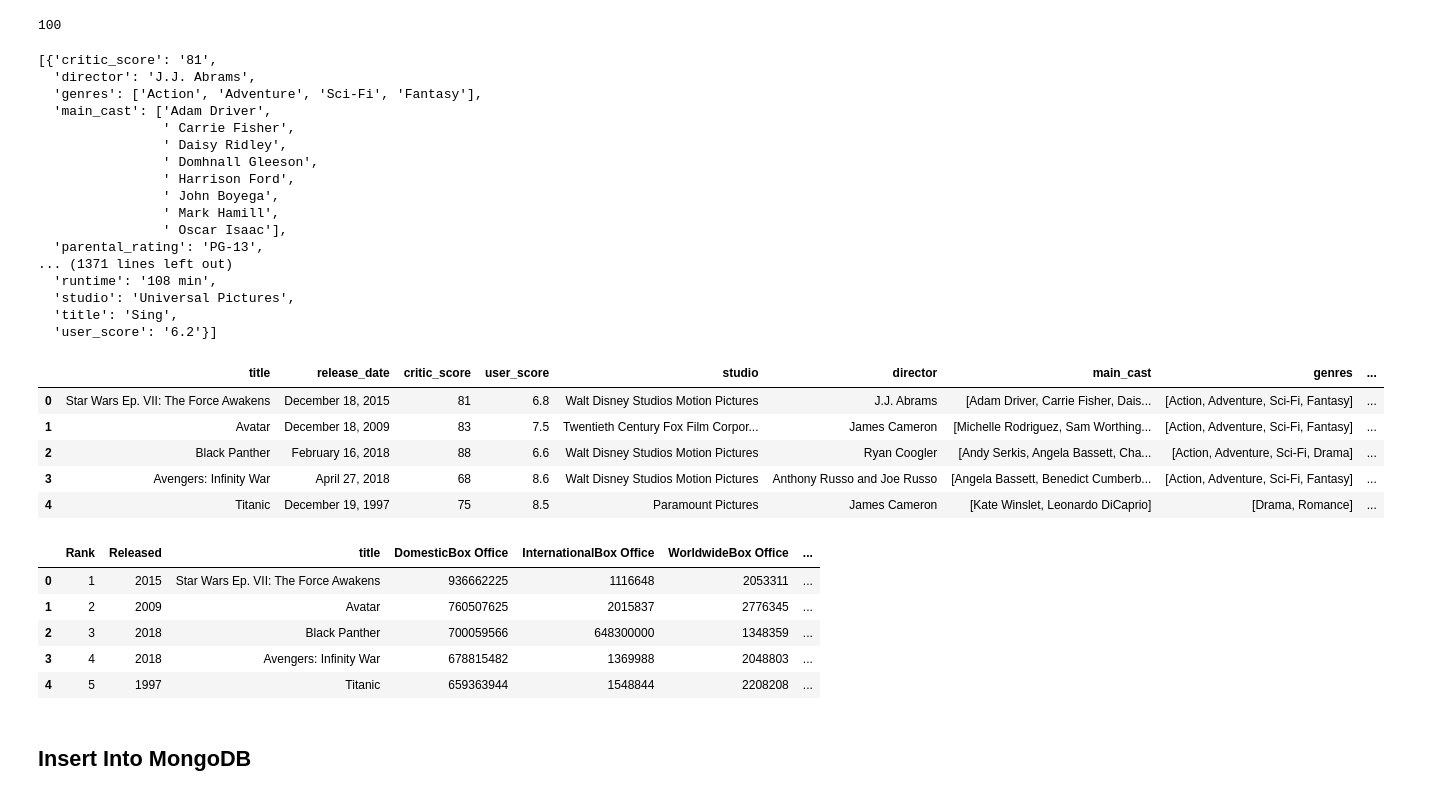
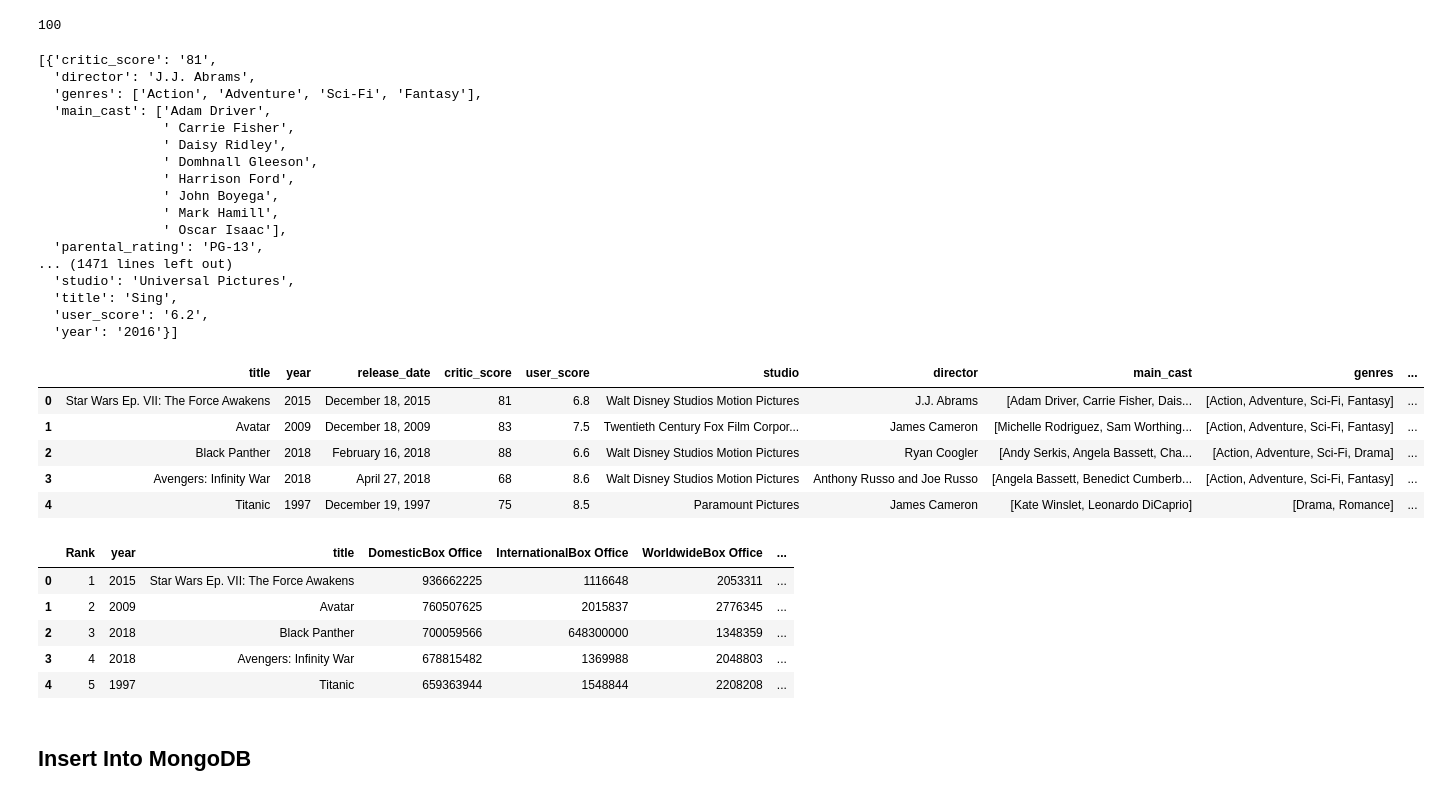
Before and after one commit to elsantonato/13-Project_2-Group_7, a Jupyter notebook: minna_subfolder/metacritic_scrape_clean_and_merge.ipynb, the cells around one changed output. Saved outputs shown, nothing was run; the diff lists cells and outputs as text; code cells hidden in the pictures.

Commit message:
Fix merge to include year after converting column to numeric

```diff
--- a/minna_subfolder/metacritic_scrape_clean_and_merge.ipynb
+++ b/minna_subfolder/metacritic_scrape_clean_and_merge.ipynb
@@ -53,7 +53,7 @@ base_df = base_df_1.append(base_df_2).reset_index(drop=True)
 base_df = base_df.replace(base_df.iloc[74]['Movie'], 'Pirates of the Caribbean: The Curse of the Black Pearl')
 base_df = base_df.replace(base_df.iloc[87]['Movie'], 'The Chronicles of Narnia: The Lion, the Witch and the Wardrobe')
 
-base_df = base_df.rename(columns = {"Movie":"title"})
+base_df = base_df.rename(columns = {"Movie":"title", "Released": "year"})
 
 # Make a copy of dataframe
 base_df2 = base_df.copy()
@@ -85,5 +85,5 @@ urls = []
 for index, row in base_df.iterrows():
 
     title = row['title']
-    year = row['Released']
+    year = row['year']
 
@@ -131,6 +131,7 @@ for url in urls:
     try:
         for span in soup.find_all('span', class_ = 'release_date'):
             release_date = span.find_all('span')[1].text.strip()
+            release_year = release_date[-4:]
     except:
         release_date = ''
     # Scores
@@ -185,6 +186,7 @@ for url in urls:
 
     # Append data as a dictionary to list of dictionaries
     top_100_grossing_metacritic_dicts.append({'title': url['title'],
+                                              'year': release_year,
                                               'release_date': release_date,
                                               'critic_score': critic_score,
                                               'user_score': user_score,
@@ -210,28 +212,29 @@ pprint(top_100_grossing_metacritic_dicts)
                 ' Mark Hamill',
                 ' Oscar Isaac'],
   'parental_rating': 'PG-13',
-... (1371 lines left out)
-  'runtime': '108 min',
+... (1471 lines left out)
   'studio': 'Universal Pictures',
   'title': 'Sing',
-  'user_score': '6.2'}]
+  'user_score': '6.2',
+  'year': '2016'}]
 # %%
 # Create DataFrame
-top_100_grossing_metacritic_pd = pd.DataFrame(top_100_grossing_metacritic_dicts)[['title','release_date','critic_score','user_score','studio','director','main_cast','genres','parental_rating','runtime']]
+top_100_grossing_metacritic_pd = pd.DataFrame(top_100_grossing_metacritic_dicts)[['title','year','release_date','critic_score','user_score','studio','director','main_cast','genres','parental_rating','runtime']]
 top_100_grossing_metacritic_pd.head()
 # %% [output]
-|  | title | release_date | critic_score | user_score | studio | director | main_cast | genres | ... |
-| 0 | Star Wars Ep. VII: The Force Awakens | December 18, 2015 | 81 | 6.8 | Walt Disney Studios Motion Pictures | J.J. Abrams | [Adam Driver, Carrie Fisher, Dais... | [Action, Adventure, Sci-Fi, Fantasy] | ... |
-| 1 | Avatar | December 18, 2009 | 83 | 7.5 | Twentieth Century Fox Film Corpor... | James Cameron | [Michelle Rodriguez, Sam Worthing... | [Action, Adventure, Sci-Fi, Fantasy] | ... |
-| 2 | Black Panther | February 16, 2018 | 88 | 6.6 | Walt Disney Studios Motion Pictures | Ryan Coogler | [Andy Serkis, Angela Bassett, Cha... | [Action, Adventure, Sci-Fi, Drama] | ... |
-| 3 | Avengers: Infinity War | April 27, 2018 | 68 | 8.6 | Walt Disney Studios Motion Pictures | Anthony Russo and Joe Russo | [Angela Bassett, Benedict Cumberb... | [Action, Adventure, Sci-Fi, Fantasy] | ... |
-| 4 | Titanic | December 19, 1997 | 75 | 8.5 | Paramount Pictures | James Cameron | [Kate Winslet, Leonardo DiCaprio] | [Drama, Romance] | ... |
+|  | title | year | release_date | critic_score | user_score | studio | director | main_cast | genres | ... |
+| 0 | Star Wars Ep. VII: The Force Awakens | 2015 | December 18, 2015 | 81 | 6.8 | Walt Disney Studios Motion Pictures | J.J. Abrams | [Adam Driver, Carrie Fisher, Dais... | [Action, Adventure, Sci-Fi, Fantasy] | ... |
+| 1 | Avatar | 2009 | December 18, 2009 | 83 | 7.5 | Twentieth Century Fox Film Corpor... | James Cameron | [Michelle Rodriguez, Sam Worthing... | [Action, Adventure, Sci-Fi, Fantasy] | ... |
+| 2 | Black Panther | 2018 | February 16, 2018 | 88 | 6.6 | Walt Disney Studios Motion Pictures | Ryan Coogler | [Andy Serkis, Angela Bassett, Cha... | [Action, Adventure, Sci-Fi, Drama] | ... |
+| 3 | Avengers: Infinity War | 2018 | April 27, 2018 | 68 | 8.6 | Walt Disney Studios Motion Pictures | Anthony Russo and Joe Russo | [Angela Bassett, Benedict Cumberb... | [Action, Adventure, Sci-Fi, Fantasy] | ... |
+| 4 | Titanic | 1997 | December 19, 1997 | 75 | 8.5 | Paramount Pictures | James Cameron | [Kate Winslet, Leonardo DiCaprio] | [Drama, Romance] | ... |
 # %%
 # Merge with Base Table
-new_base_df = pd.merge(base_df2, top_100_grossing_metacritic_pd, on='title')
+top_100_grossing_metacritic_pd['year'] = pd.to_numeric( top_100_grossing_metacritic_pd['year'], errors='ignore')
+new_base_df = pd.merge(base_df2, top_100_grossing_metacritic_pd, how='right', on=['title','year'])
 new_base_df.head()
 # %% [output]
-|  | Rank | Released | title | DomesticBox Office | InternationalBox Office | WorldwideBox Office | ... |
+|  | Rank | year | title | DomesticBox Office | InternationalBox Office | WorldwideBox Office | ... |
 | 0 | 1 | 2015 | Star Wars Ep. VII: The Force Awakens | 936662225 | 1116648 | 2053311 | ... |
 | 1 | 2 | 2009 | Avatar | 760507625 | 2015837 | 2776345 | ... |
 | 2 | 3 | 2018 | Black Panther | 700059566 | 648300000 | 1348359 | ... |
```
Also changed, not shown: parts of 2 cells of this notebook.
